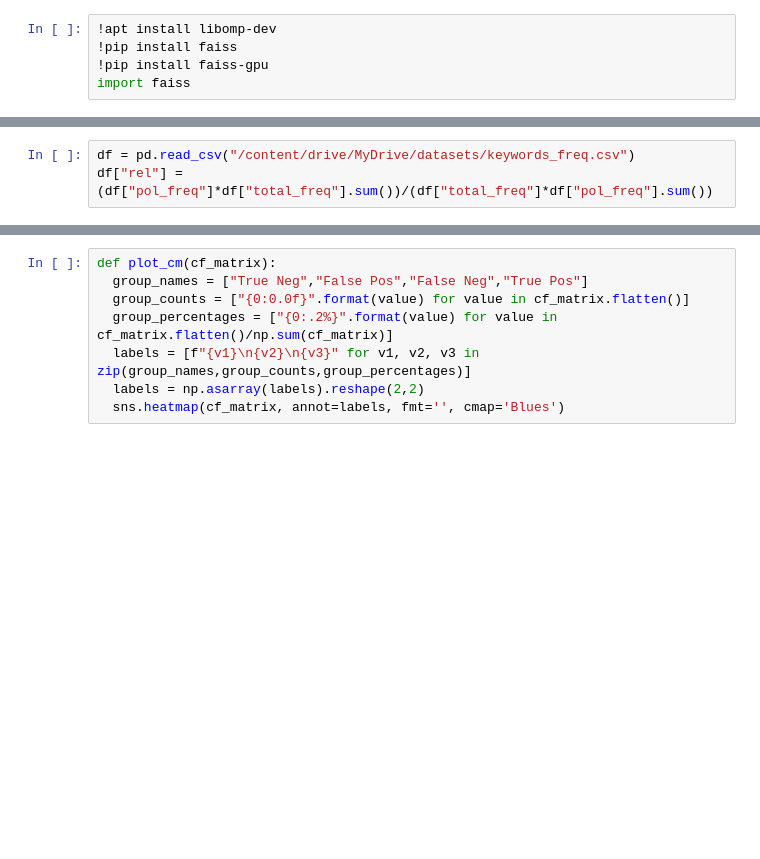
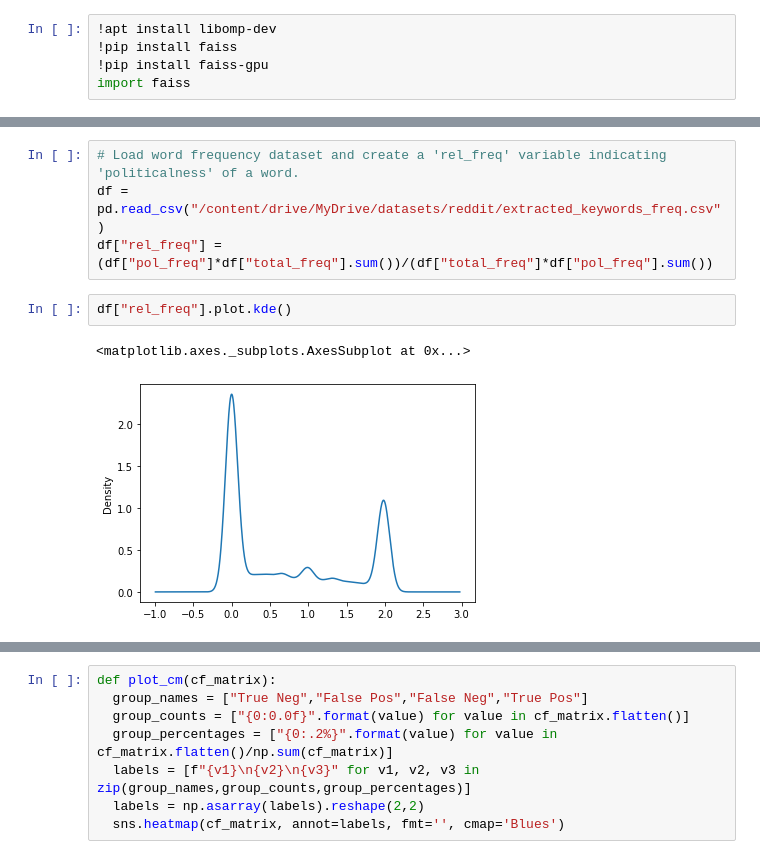
Before and after one commit to AnjayGoel/political-content-classification, a Jupyter notebook: reddit_classification.ipynb, the cells around one changed output, grey strips where cells are left out. Cells and saved outputs as stored; diff of their text form; blank space fills up the shorter version.

```diff
--- a/reddit_classification.ipynb
+++ b/reddit_classification.ipynb
@@ -55,3 +64,9 @@ pd.set_option('display.max_colwidth', -1)  # or 199
 # %%
-df = pd.read_csv("/content/drive/MyDrive/datasets/keywords_freq.csv")
-df["rel"] = (df["pol_freq"]*df["total_freq"].sum())/(df["total_freq"]*df["pol_freq"].sum())
+# Load word frequency dataset and create a 'rel_freq' variable indicating 'politicalness' of a word.
+df = pd.read_csv("/content/drive/MyDrive/datasets/reddit/extracted_keywords_freq.csv")
+df["rel_freq"] = (df["pol_freq"]*df["total_freq"].sum())/(df["total_freq"]*df["pol_freq"].sum())
+# %%
+df["rel_freq"].plot.kde()
+# %% [output]
+<matplotlib.axes._subplots.AxesSubplot at 0x...>
+[figure, added]
```
Also changed, not shown: parts of 24 cells of this notebook, 12 other files.
